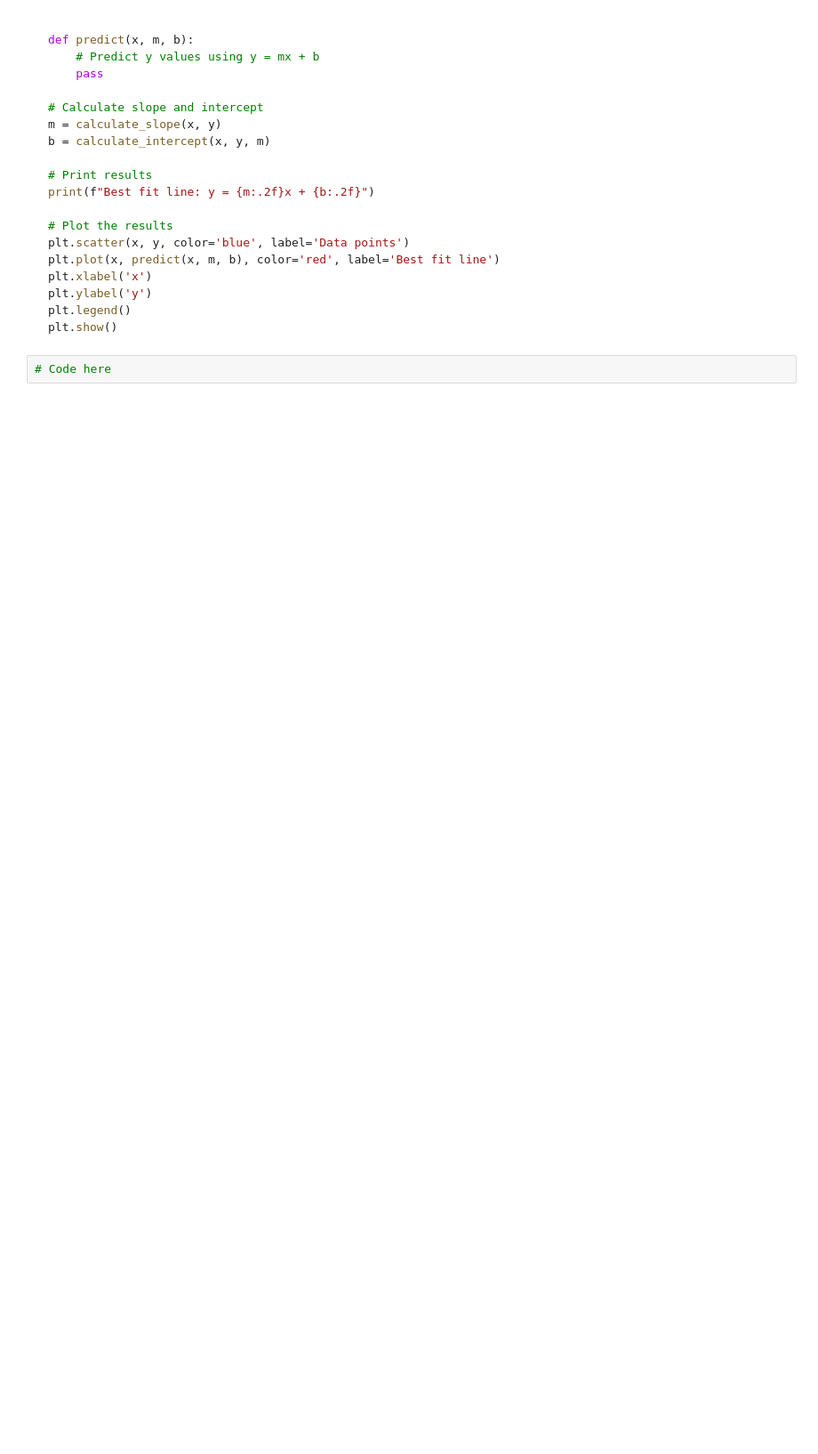
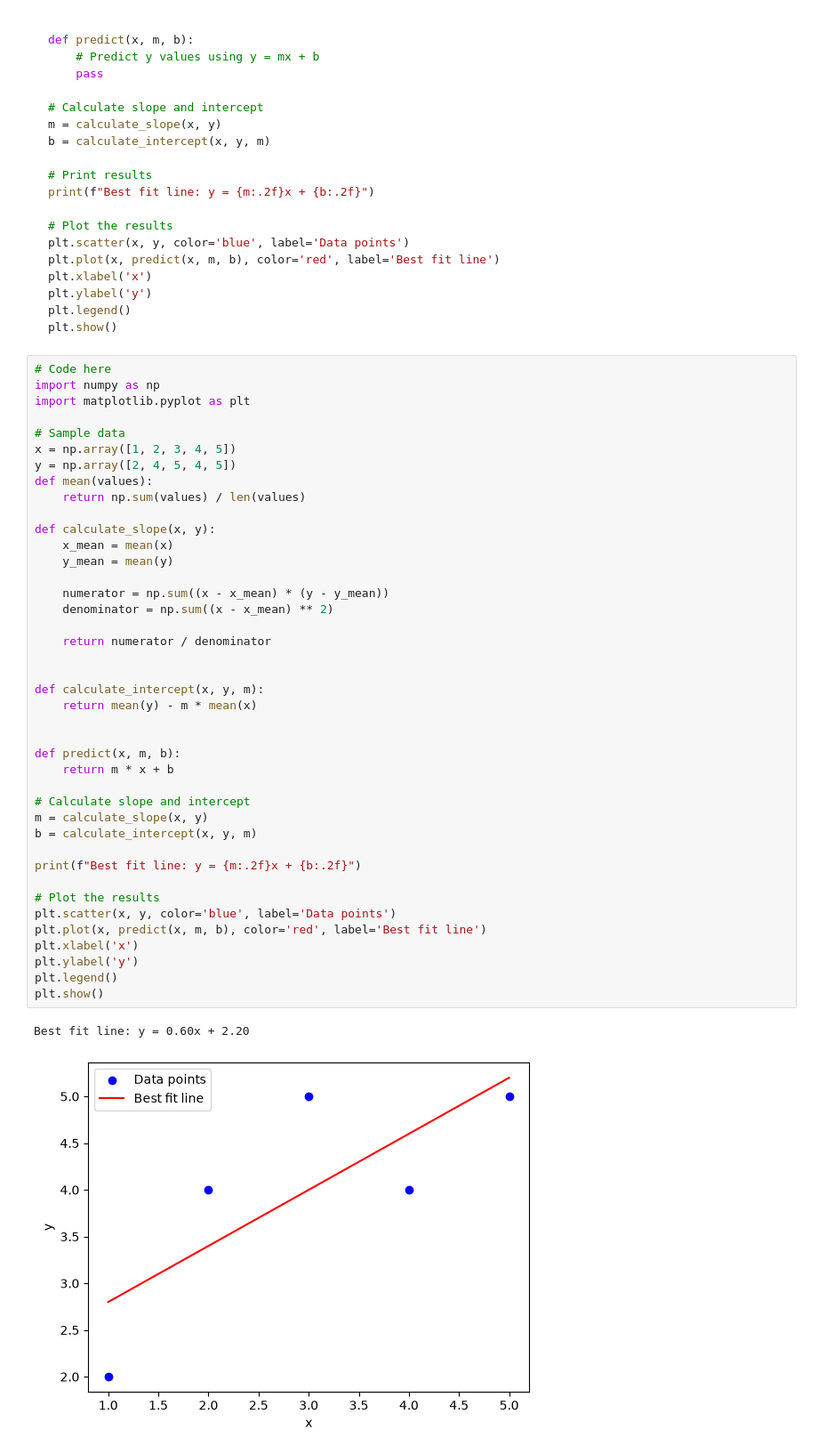
Before and after one commit to scao-su/ist407-fs26-student, a Jupyter notebook: weekly/06-linear-regression/assignment/weekly-exercises.ipynb, the cells around one changed output. Shown at 89% size. Saved outputs shown, nothing was run; the diff lists cells and outputs as text; blank space fills up the shorter version.

````diff
--- a/weekly/06-linear-regression/assignment/weekly-exercises.ipynb
+++ b/weekly/06-linear-regression/assignment/weekly-exercises.ipynb
@@ -73,8 +83,50 @@ plt.ylabel('y')
 plt.legend()
 plt.show()
 ```
-# %%
-# Code here
+# %%
+# Code here
+import numpy as np
+import matplotlib.pyplot as plt
+
+# Sample data
+x = np.array([1, 2, 3, 4, 5])
+y = np.array([2, 4, 5, 4, 5])
+def mean(values):
+    return np.sum(values) / len(values)
+
+def calculate_slope(x, y):
+    x_mean = mean(x)
+    y_mean = mean(y)
+
+    numerator = np.sum((x - x_mean) * (y - y_mean))
+    denominator = np.sum((x - x_mean) ** 2)
+
+    return numerator / denominator
+
+
+def calculate_intercept(x, y, m):
+    return mean(y) - m * mean(x)
+
+
+def predict(x, m, b):
+    return m * x + b
+
+# Calculate slope and intercept
+m = calculate_slope(x, y)
+b = calculate_intercept(x, y, m)
+
+print(f"Best fit line: y = {m:.2f}x + {b:.2f}")
+
+# Plot the results
+plt.scatter(x, y, color='blue', label='Data points')
+plt.plot(x, predict(x, m, b), color='red', label='Best fit line')
+plt.xlabel('x')
+plt.ylabel('y')
+plt.legend()
+plt.show()
+# %% [output]
+Best fit line: y = 0.60x + 2.20
+[figure, added]
 # %% [markdown]
 ## **Exercise 3**
 
````
Also changed, not shown: parts of 6 cells of this notebook, 2 other files.
